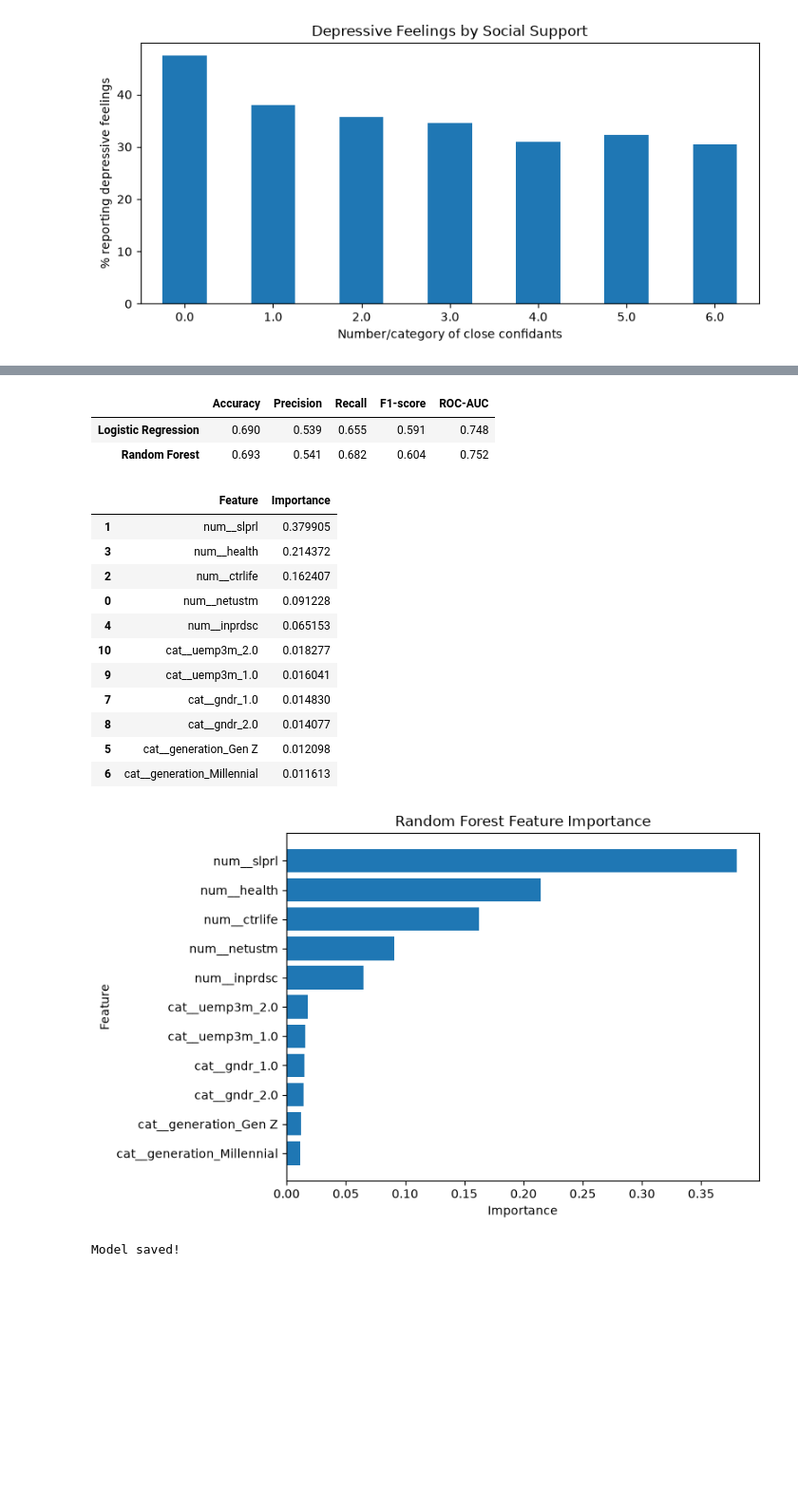
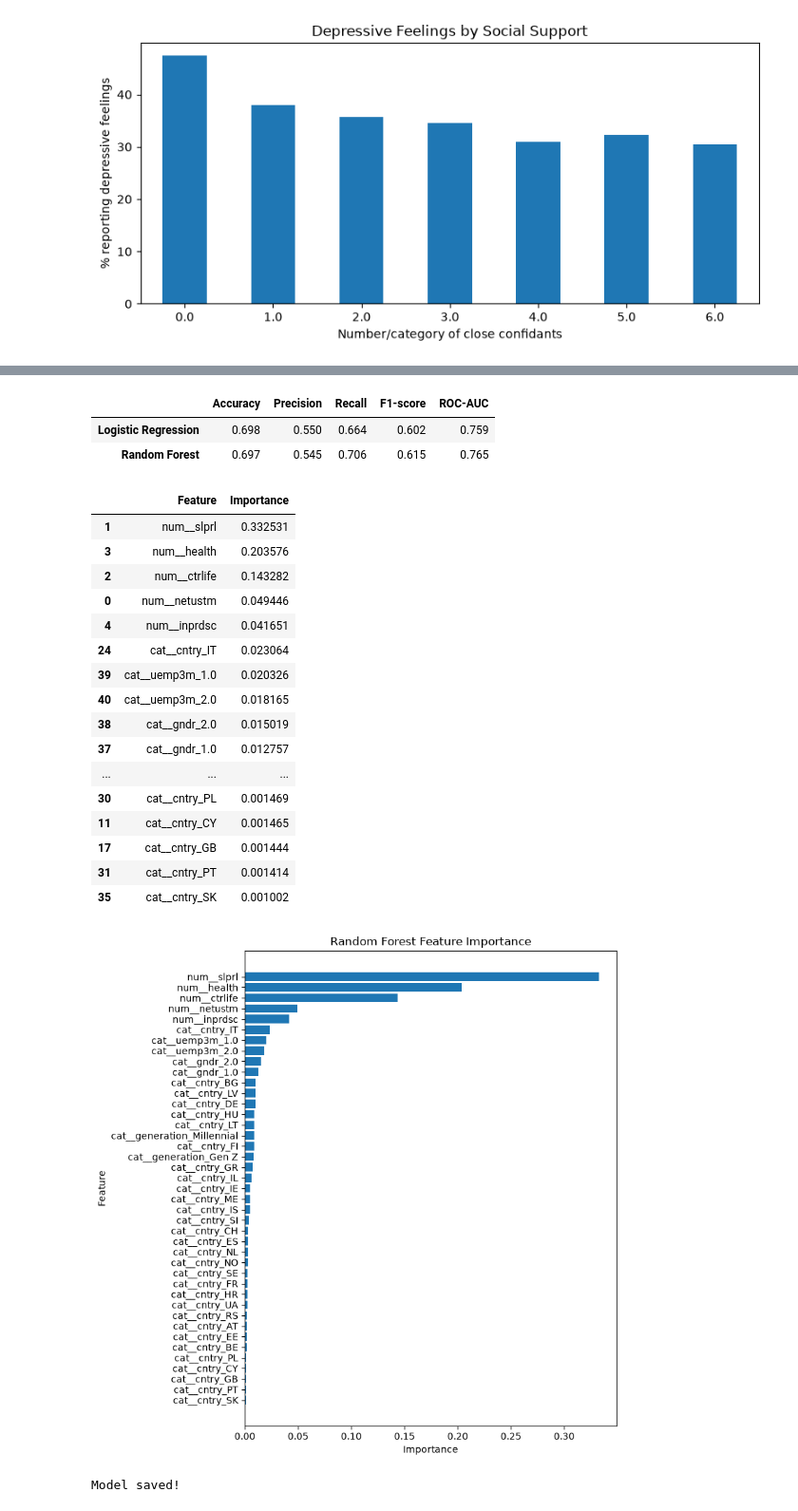
Before and after one commit to nazaninfallahh/DS_GroupProject, a Jupyter notebook: modeling.ipynb, the cells around one changed output, grey strips where cells are left out. Shown at 95% size. Saved outputs shown, nothing was run; the diff lists cells and outputs as text; code cells hidden in the pictures; blank space fills up the shorter version.

```diff
--- a/modeling.ipynb
+++ b/modeling.ipynb
@@ -4,7 +4,7 @@ import numpy as np
 import matplotlib.pyplot as plt
 import seaborn as sns
 
-data = pd.read_csv("processed_data.csv")
+data = pd.read_csv("processed_data2.csv")
 
 data.head()
 # %% [output]
@@ -145,6 +145,7 @@ plt.show()
 # %%
 features = [
     "generation",
+    "cntry",
     "netustm",
     "slprl",
     "ctrlife",
@@ -227,6 +229,7 @@ numeric_features = [
 
 categorical_features = [
     "generation",
+    "cntry",
     "gndr",
     "uemp3m"
 ]
@@ -407,8 +410,8 @@ comparison = pd.DataFrame({
 comparison.round(3)
 # %% [output]
 |  | Accuracy | Precision | Recall | F1-score | ROC-AUC |
-| Logistic Regression | 0.690 | 0.539 | 0.655 | 0.591 | 0.748 |
-| Random Forest | 0.693 | 0.541 | 0.682 | 0.604 | 0.752 |
+| Logistic Regression | 0.698 | 0.550 | 0.664 | 0.602 | 0.759 |
+| Random Forest | 0.697 | 0.545 | 0.706 | 0.615 | 0.765 |
 # %%
 feature_names = (
     random_forest
@@ -433,35 +436,40 @@ feature_importance = pd.DataFrame({
 feature_importance
 # %% [output]
 |  | Feature | Importance |
-| 1 | num__slprl | 0.379905 |
-| 3 | num__health | 0.214372 |
-| 2 | num__ctrlife | 0.162407 |
-| 0 | num__netustm | 0.091228 |
-| 4 | num__inprdsc | 0.065153 |
-| 10 | cat__uemp3m_2.0 | 0.018277 |
-| 9 | cat__uemp3m_1.0 | 0.016041 |
-| 7 | cat__gndr_1.0 | 0.014830 |
-| 8 | cat__gndr_2.0 | 0.014077 |
-| 5 | cat__generation_Gen Z | 0.012098 |
-| 6 | cat__generation_Millennial | 0.011613 |
+| 1 | num__slprl | 0.332531 |
+| 3 | num__health | 0.203576 |
+| 2 | num__ctrlife | 0.143282 |
+| 0 | num__netustm | 0.049446 |
+| 4 | num__inprdsc | 0.041651 |
+| 24 | cat__cntry_IT | 0.023064 |
+| 39 | cat__uemp3m_1.0 | 0.020326 |
+| 40 | cat__uemp3m_2.0 | 0.018165 |
+| 38 | cat__gndr_2.0 | 0.015019 |
+| 37 | cat__gndr_1.0 | 0.012757 |
+| ... | ... | ... |
+| 30 | cat__cntry_PL | 0.001469 |
+| 11 | cat__cntry_CY | 0.001465 |
+| 17 | cat__cntry_GB | 0.001444 |
+| 31 | cat__cntry_PT | 0.001414 |
+| 35 | cat__cntry_SK | 0.001002 |
 # %%
-plt.figure(figsize=(8, 5))
+plt.figure(figsize=(8, 8))
 
 plt.barh(
     feature_importance["Feature"],
     feature_importance["Importance"]
 )
 
 plt.gca().invert_yaxis()
 
 plt.title("Random Forest Feature Importance")
 plt.xlabel("Importance")
 plt.ylabel("Feature")
 
 plt.tight_layout()
 plt.show()
 # %% [output]
-[figure, old version]
+[figure, new version]
 # %%
 import os
 import joblib
```
Also changed, not shown: parts of 10 cells of this notebook, 3 other files.
